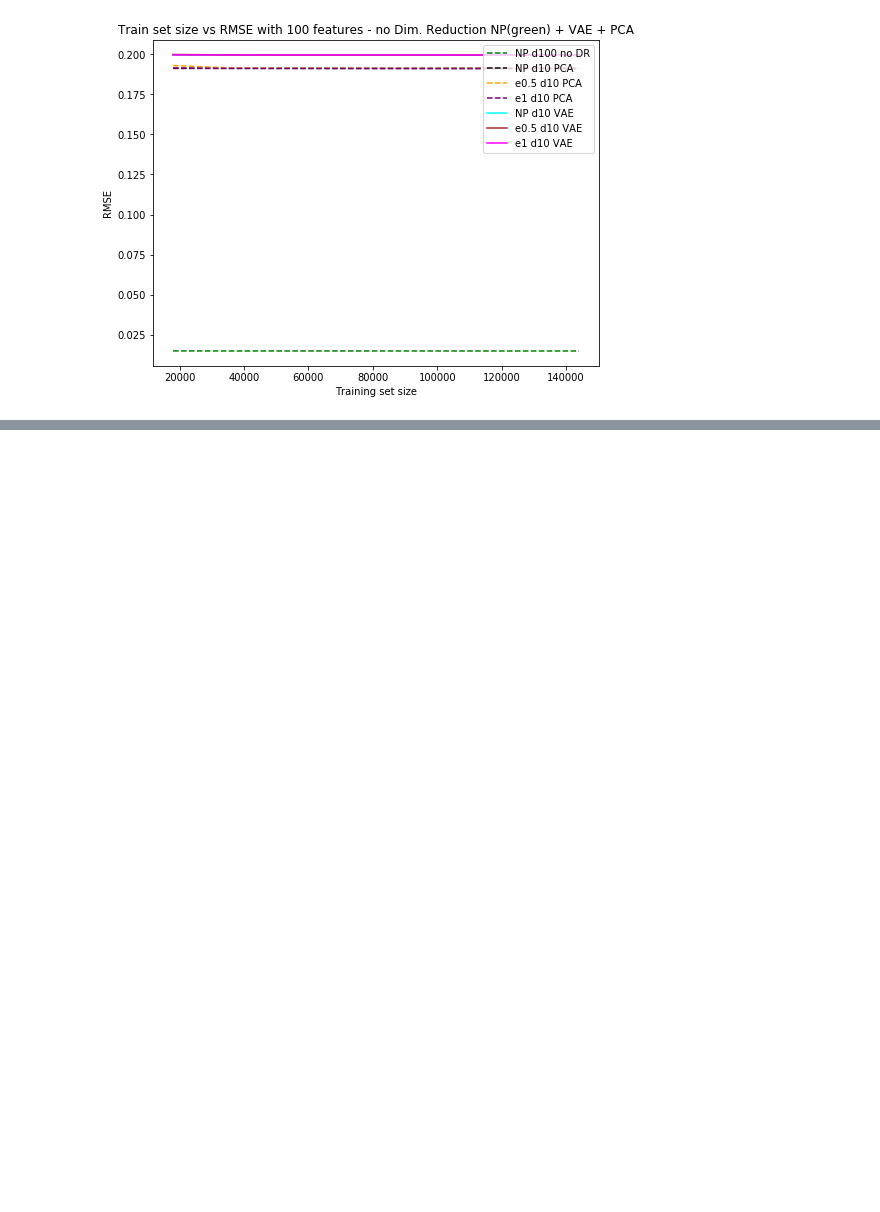
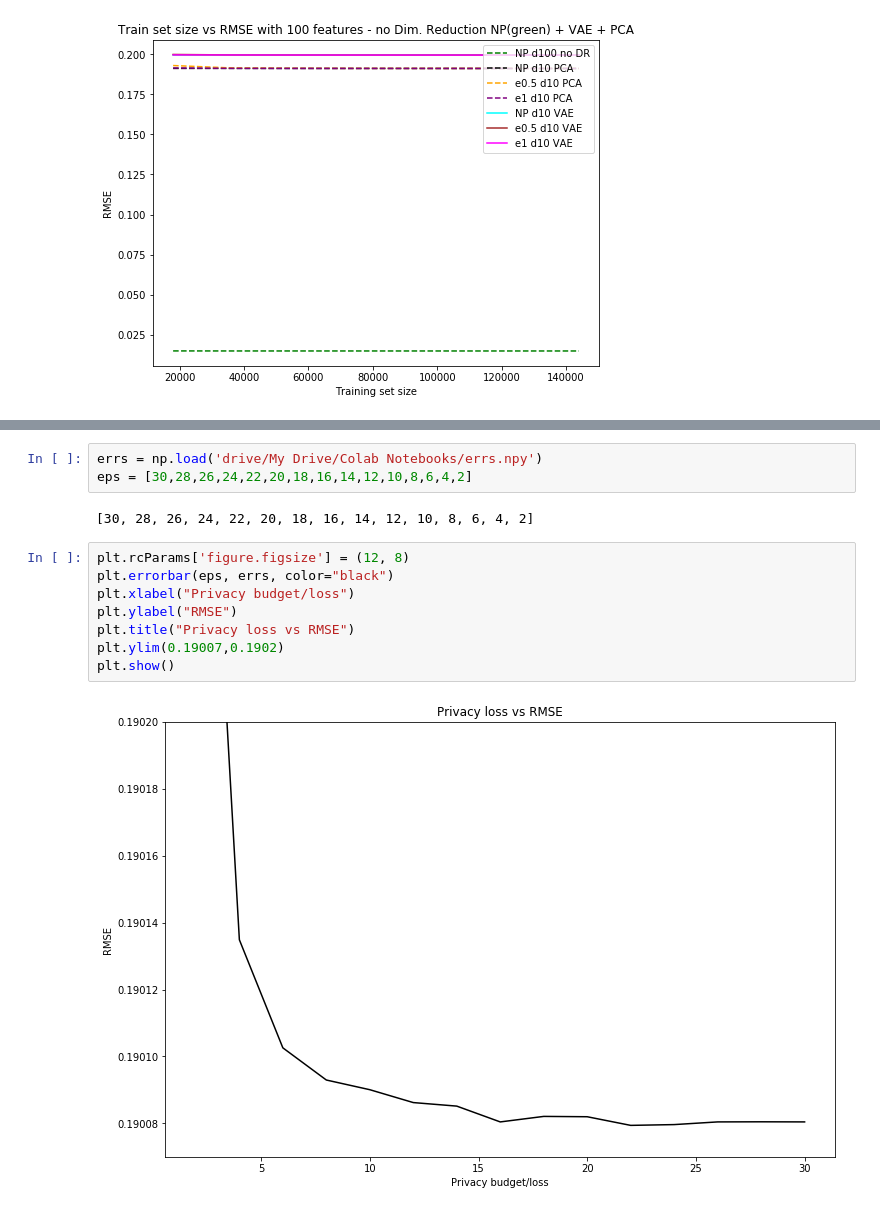
Before and after one commit to jithendaraa/Privacy-aware-learning, a Jupyter notebook: Laplace Mechanism/Laplace_Noises.ipynb, the cells around one changed output, grey strips where cells are left out. Cells and saved outputs as stored; diff of their text form; blank space fills up the shorter version.

```diff
--- a/Laplace Mechanism/Laplace_Noises.ipynb
+++ b/Laplace Mechanism/Laplace_Noises.ipynb
@@ -1039,0 +1122,15 @@ plt.show()
+# %%
+errs = np.load('drive/My Drive/Colab Notebooks/errs.npy')
+eps = [30,28,26,24,22,20,18,16,14,12,10,8,6,4,2]
+# %% [output]
+[30, 28, 26, 24, 22, 20, 18, 16, 14, 12, 10, 8, 6, 4, 2]
+# %%
+plt.rcParams['figure.figsize'] = (12, 8)
+plt.errorbar(eps, errs, color="black")
+plt.xlabel("Privacy budget/loss")
+plt.ylabel("RMSE")
+plt.title("Privacy loss vs RMSE")
+plt.ylim(0.19007,0.1902)
+plt.show()
+# %% [output]
+[figure, added]
```
Also changed, not shown: parts of 7 cells of this notebook.
